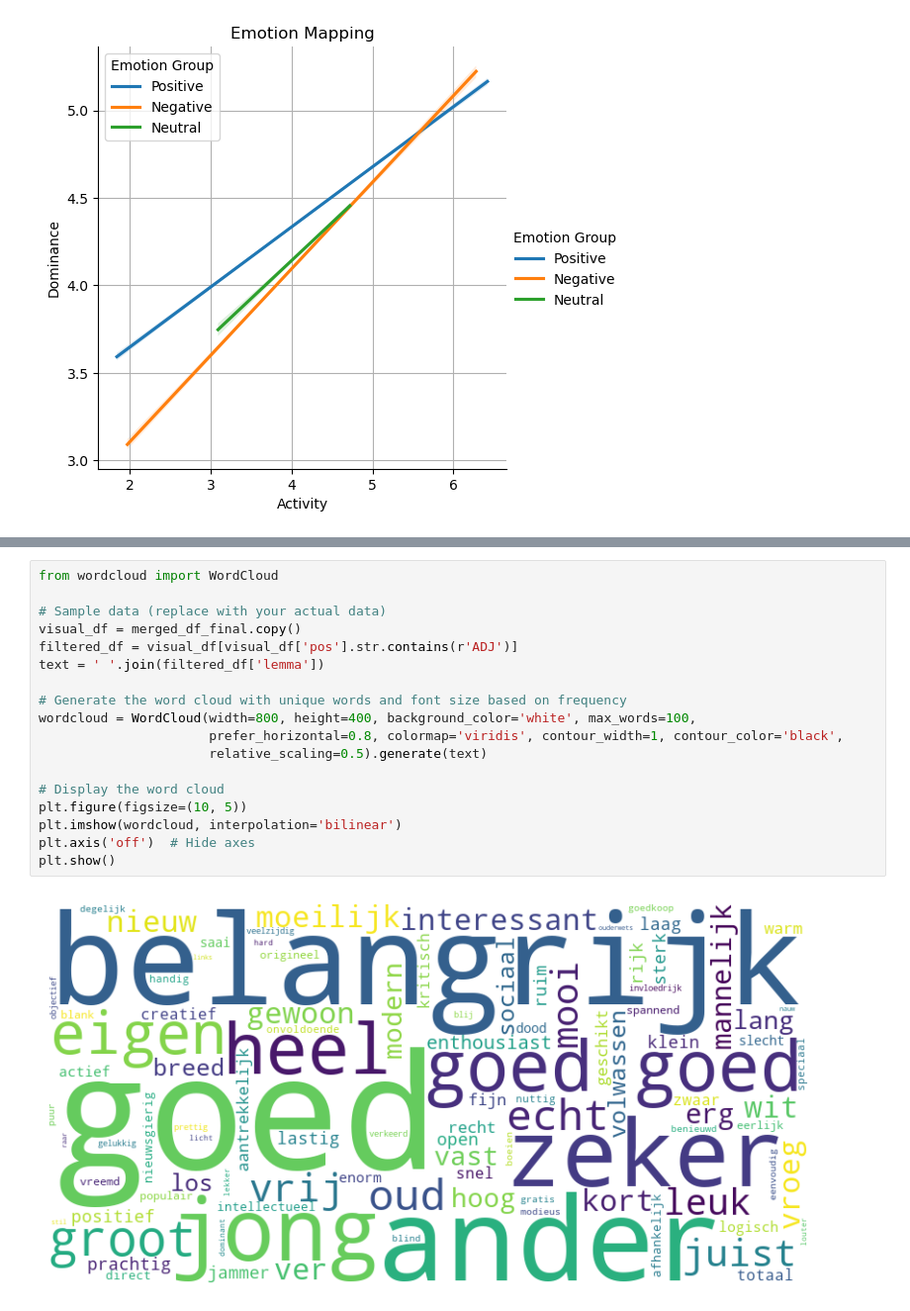
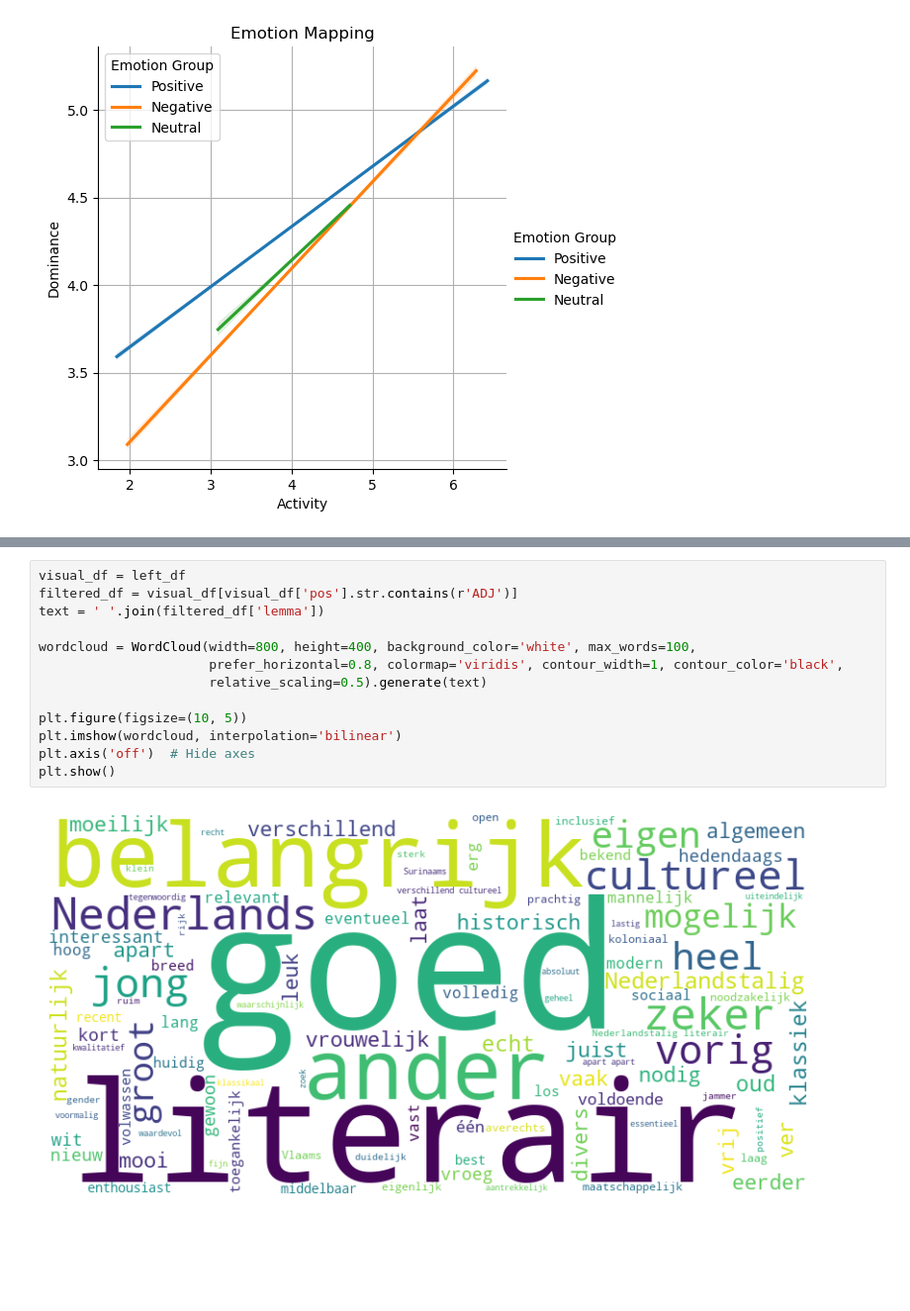
Before and after one commit to AntheSevenants/CanonComments, a Jupyter notebook: 1-tokenisation.ipynb, the cells around one changed output, grey strips where cells are left out. Shown at 99% size. Cells and saved outputs as stored; diff of their text form; blank space fills up the shorter version.

```diff
--- a/1-tokenisation.ipynb
+++ b/1-tokenisation.ipynb
@@ -431,20 +447,15 @@ plt.show()
 # %%
-from wordcloud import WordCloud
-
-# Sample data (replace with your actual data)
-visual_df = merged_df_final.copy()
+visual_df = left_df
 filtered_df = visual_df[visual_df['pos'].str.contains(r'ADJ')]
 text = ' '.join(filtered_df['lemma'])
 
-# Generate the word cloud with unique words and font size based on frequency
 wordcloud = WordCloud(width=800, height=400, background_color='white', max_words=100,
                       prefer_horizontal=0.8, colormap='viridis', contour_width=1, contour_color='black',
                       relative_scaling=0.5).generate(text)
 
-# Display the word cloud
 plt.figure(figsize=(10, 5))
 plt.imshow(wordcloud, interpolation='bilinear')
 plt.axis('off')  # Hide axes
 plt.show()
 # %% [output]
-[figure, old version]
+[figure, new version]
```
Also changed, not shown: parts of 6 cells of this notebook, 1 other file.
